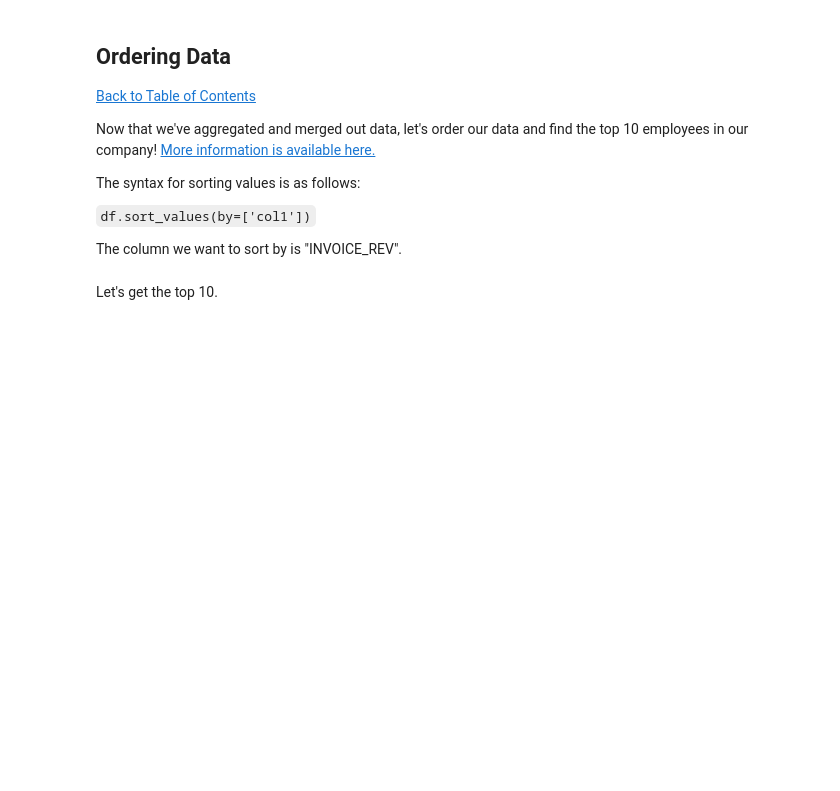
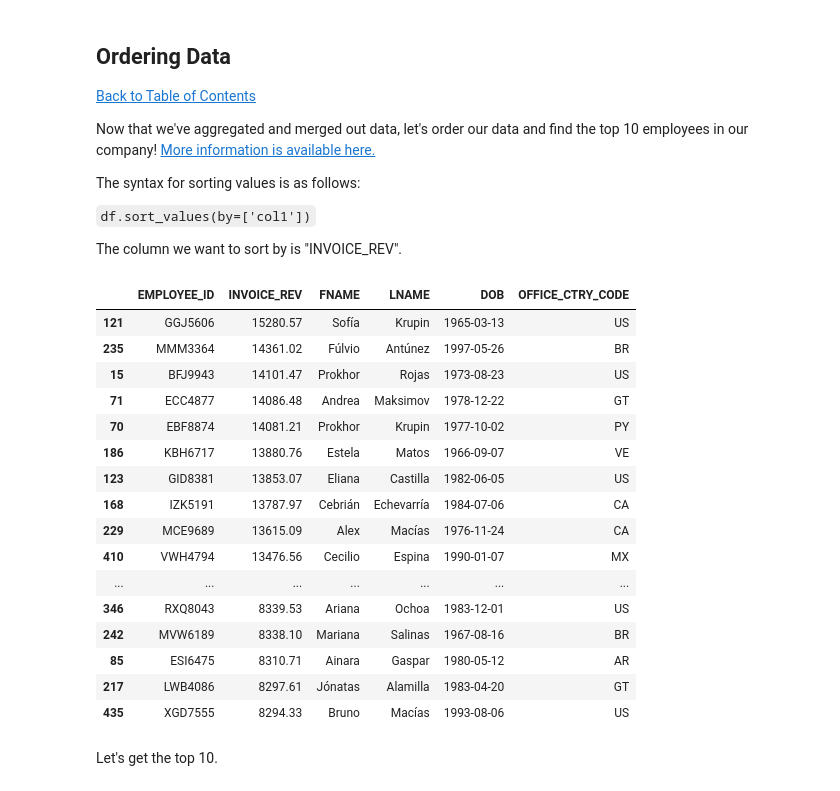
Before and after one commit to etokrug/OfficePythonBasics, a Jupyter notebook: Class3.ipynb, the cells around one changed output. Drawn from its saved outputs; the diff is of its cells as text; code cells hidden in the pictures; blank space fills up the shorter version.

```diff
--- a/Class3.ipynb
+++ b/Class3.ipynb
@@ -193,6 +424,25 @@ The syntax for sorting values is as follows:
 The column we want to sort by is "INVOICE_REV".
 # %%
 df_employee_rev_info = df_employee_rev_info.sort_values(by=["INVOICE_REV"], ascending=False)
+df_employee_rev_info
+# %% [output]
+|  | EMPLOYEE_ID | INVOICE_REV | FNAME | LNAME | DOB | OFFICE_CTRY_CODE |
+| 121 | GGJ5606 | 15280.57 | Sofía | Krupin | 1965-03-13 | US |
+| 235 | MMM3364 | 14361.02 | Fúlvio | Antúnez | 1997-05-26 | BR |
+| 15 | BFJ9943 | 14101.47 | Prokhor | Rojas | 1973-08-23 | US |
+| 71 | ECC4877 | 14086.48 | Andrea | Maksimov | 1978-12-22 | GT |
+| 70 | EBF8874 | 14081.21 | Prokhor | Krupin | 1977-10-02 | PY |
+| 186 | KBH6717 | 13880.76 | Estela | Matos | 1966-09-07 | VE |
+| 123 | GID8381 | 13853.07 | Eliana | Castilla | 1982-06-05 | US |
+| 168 | IZK5191 | 13787.97 | Cebrián | Echevarría | 1984-07-06 | CA |
+| 229 | MCE9689 | 13615.09 | Alex | Macías | 1976-11-24 | CA |
+| 410 | VWH4794 | 13476.56 | Cecilio | Espina | 1990-01-07 | MX |
+| ... | ... | ... | ... | ... | ... | ... |
+| 346 | RXQ8043 | 8339.53 | Ariana | Ochoa | 1983-12-01 | US |
+| 242 | MVW6189 | 8338.10 | Mariana | Salinas | 1967-08-16 | BR |
+| 85 | ESI6475 | 8310.71 | Ainara | Gaspar | 1980-05-12 | AR |
+| 217 | LWB4086 | 8297.61 | Jónatas | Alamilla | 1983-04-20 | GT |
+| 435 | XGD7555 | 8294.33 | Bruno | Macías | 1993-08-06 | US |
 # %% [markdown]
 Let's get the top 10.
 # %%
```
Also changed, not shown: parts of 16 cells of this notebook, 1 other file.
